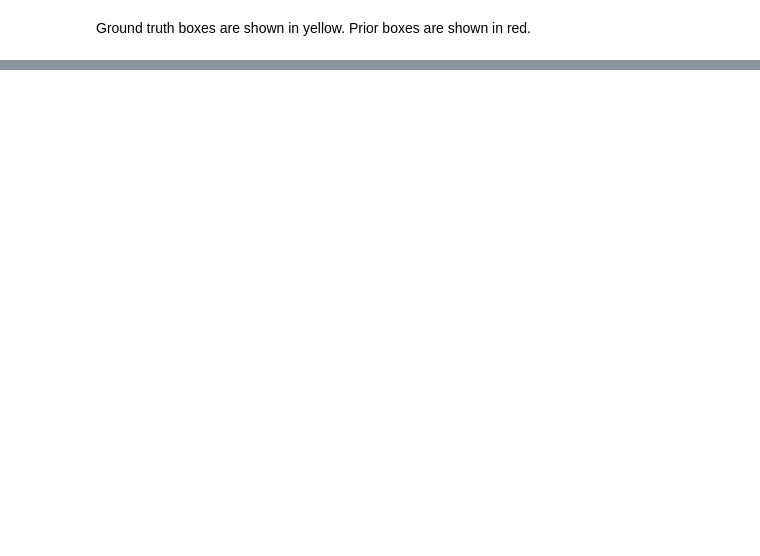
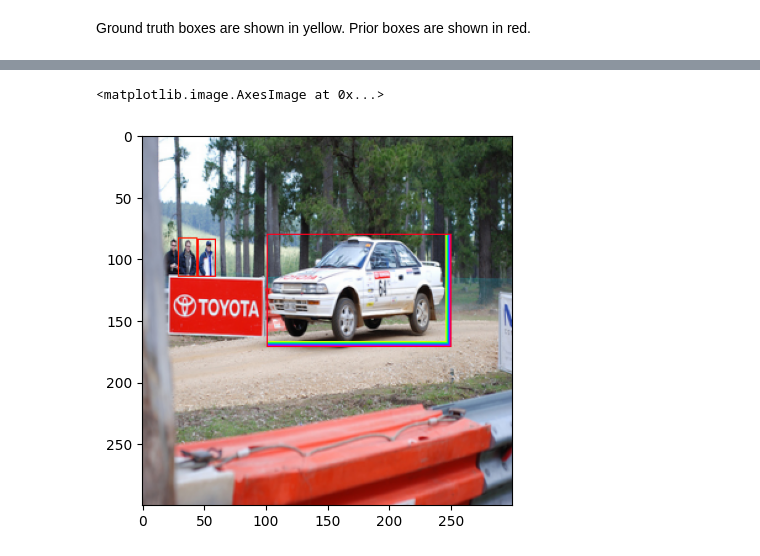
Before and after one commit to calvinfeng/deep-learning-playground, a Jupyter notebook: notebooks/test_target_encoder.ipynb, the cells around one changed output, grey strips where cells are left out. Drawn from its saved outputs; the diff is of its cells as text; code cells hidden in the pictures; blank space fills up the shorter version.

```diff
--- a/notebooks/test_target_encoder.ipynb
+++ b/notebooks/test_target_encoder.ipynb
@@ -72,0 +138,19 @@ Found 33 non-background prior boxes
+# %%
+img = img_tensor.numpy() * 255
+img = img.astype(np.uint8)
+height, width, _ = img.shape
+
+# Every prior has a matching ground truth box
+N = filtered_decoded_boxes.size(0)
+for i, decoded_box in enumerate(filtered_decoded_boxes):
+    xmin, ymin, xmax, ymax = decoded_box
+    umin, vmin = int(xmin * width), int(ymin * height)
+    # Since each box is stacking on top of each other, I will make it a bit more visible by shifting
+    # the bottom-right corner a bit.
+    umax, vmax = int(xmax * width) + int(5 * i / N), int(ymax * height)  + int(5 * i / N)
+    cv2.rectangle(img, (umin, vmin), (umax, vmax), color=colors[i], thickness=1)
+
+plt.imshow(img)
+# %% [output]
+<matplotlib.image.AxesImage at 0x...>
+[figure, added]
```
Also changed, not shown: parts of 16 cells of this notebook, 5 other files.
